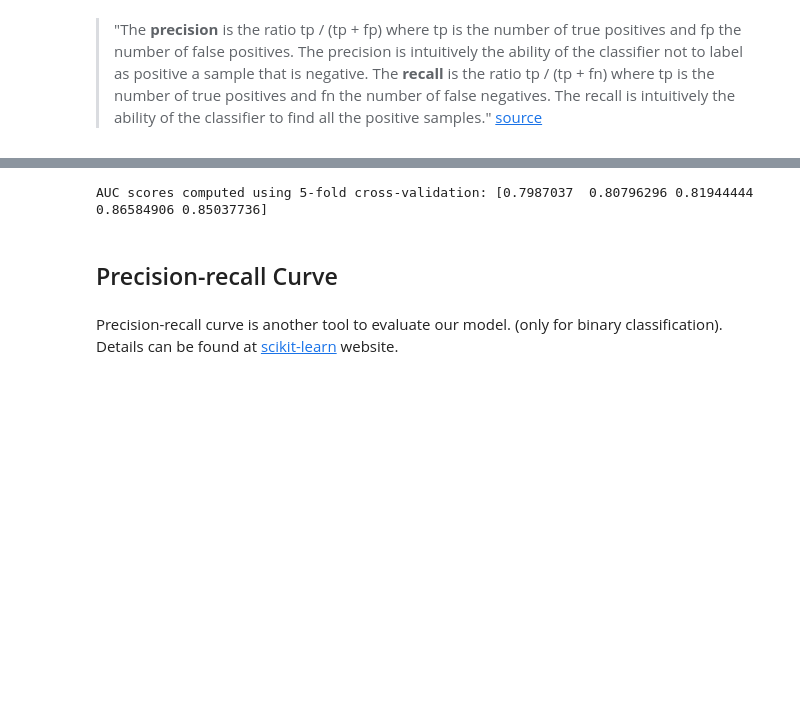
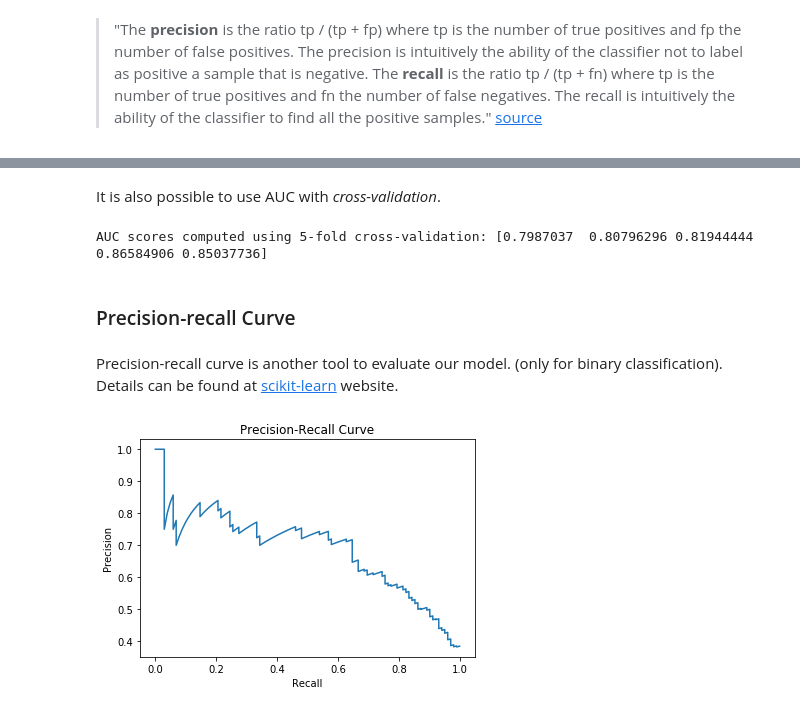
Before and after one commit to kaymal/Machine-Learning-with-Python, a Jupyter notebook: Evaluating Model's Performance.ipynb, the cells around one changed output, grey strips where cells are left out. Cells and saved outputs as stored; diff of their text form; code cells hidden in the pictures; blank space fills up the shorter version.

```diff
--- a/Evaluating Model's Performance.ipynb
+++ b/Evaluating Model's Performance.ipynb
@@ -157,3 +207,5 @@ AUC: 0.8268608414239483
+# %% [markdown]
+It is also possible to use AUC with _cross-validation_.
 # %%
 #from sklearn.model_selection import cross_val_score
 
@@ -164,8 +216,27 @@ print("AUC scores computed using 5-fold cross-validation: {}".format(cv_auc))
 # %% [output]
 AUC scores computed using 5-fold cross-validation: [0.7987037  0.80796296 0.81944444 0.86584906 0.85037736]
 # %% [markdown]
-## Precision-recall Curve
+### Precision-recall Curve
 # %% [markdown]
 Precision-recall curve is another tool to evaluate our model. (only for binary classification). Details can be found at [scikit-learn](https://scikit-learn.org/stable/modules/generated/sklearn.metrics.precision_recall_curve.html) website.
 # %%
 # from sklearn.metrics import precision_recall_curve
+# %%
+y_score = logreg.decision_function(X_test)
+precision, recall, thresholds = precision_recall_curve(y_test, y_score)
+
+# Plot the ROC curve
+plt.plot(recall, precision)
+
+# Set the labels and the title
+plt.xlabel('Recall')
+plt.ylabel('Precision')
+plt.title('Precision-Recall Curve')
+
+# Set the aspect ratio
+#plt.axes().set_aspect('equal')
+
+# Show the plot
+plt.show()
+# %% [output]
+[figure, added]
```
Also changed, not shown: parts of 32 cells of this notebook.
